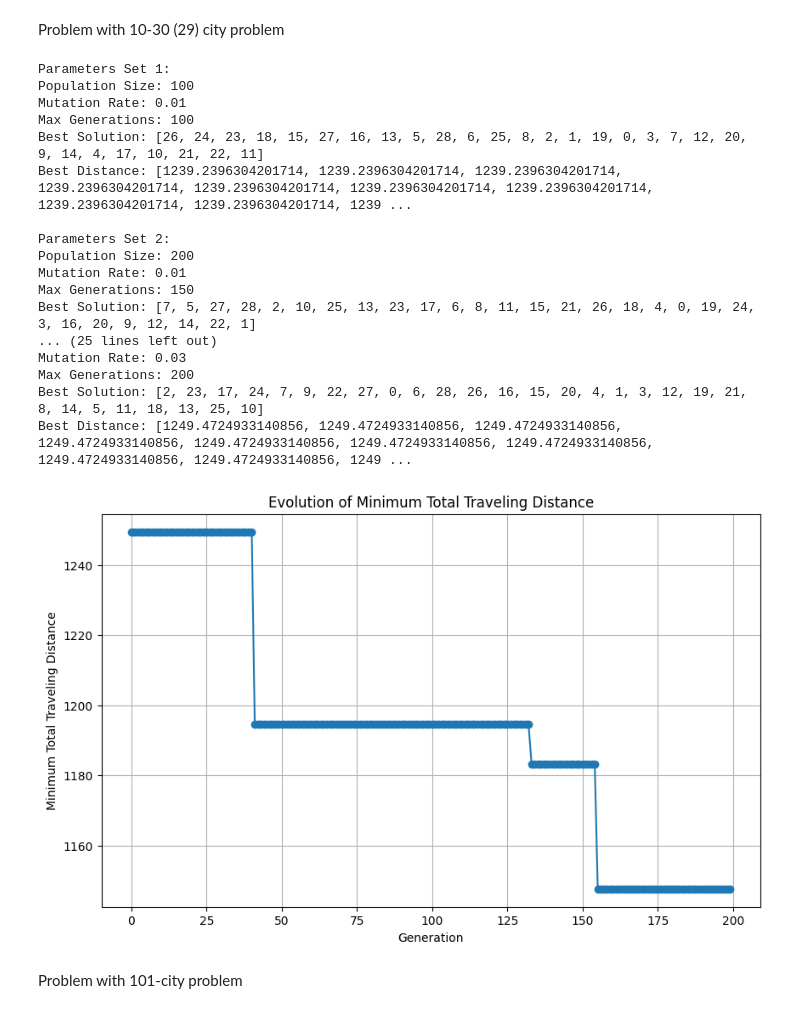
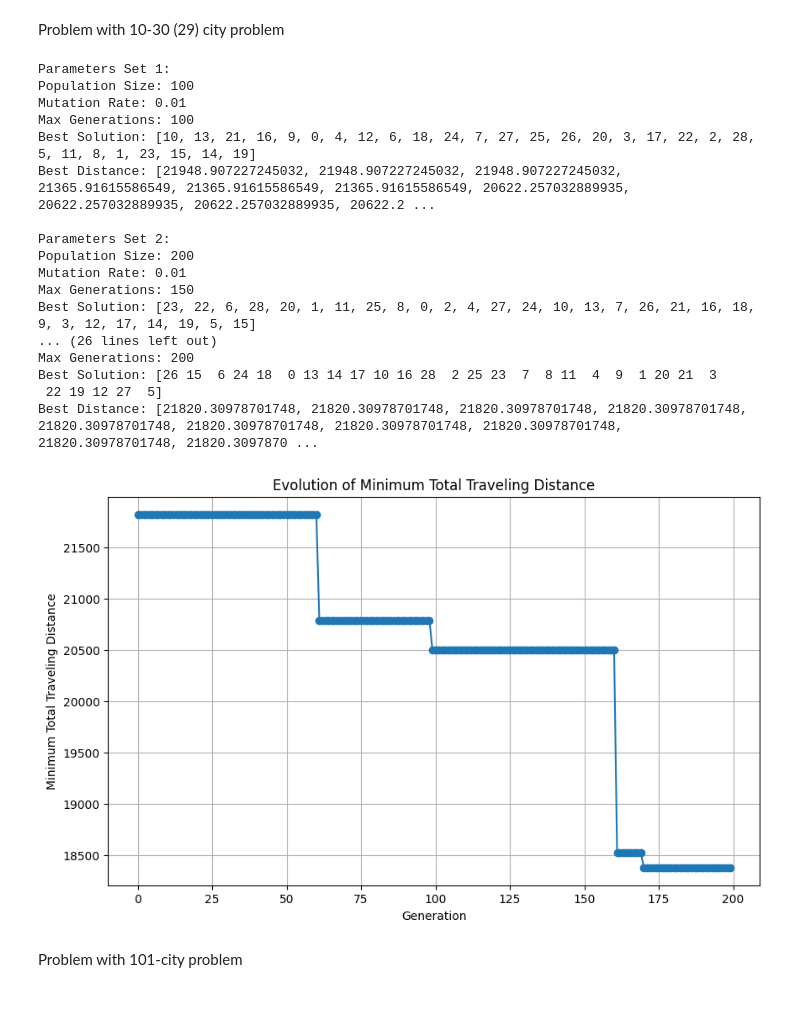
Before and after one commit to Natzaret/Natzaret, a Jupyter notebook: NEC_Exercise_4.ipynb, the cells around one changed output. Drawn from its saved outputs; the diff is of its cells as text; code cells hidden in the pictures.

```diff
--- a/NEC_Exercise_4.ipynb
+++ b/NEC_Exercise_4.ipynb
@@ -19,14 +16,14 @@ Implementing a genetic algorithm for the Traveling Salesman Problem (TSP) using
 # %%
 # Dataset 1
 # File path
-tsp_file_path = 'C:/Users/Gari/Desktop/Assignments_NEC/A4/burma14.tsp'
+tsp_file_path = 'C:/Users/NAZA/Desktop/Assignments_NEC/A4/burma14.tsp'
 
 # Load the dataset
 dataset1 = tsplib95.load(tsp_file_path)
 # %%
 # Dataset 2
 # File path
-tsp_file_path = 'C:/Users/Gari/Desktop/Assignments_NEC/A4/bays29.tsp'
+tsp_file_path = 'C:/Users/NAZA/Desktop/Assignments_NEC/A4/bays29.tsp'
 
 # Load the dataset
 dataset2 = tsplib95.load(tsp_file_path)
@@ -41,6 +52,7 @@ dataset3 = tsplib95.load(tsp_file_path)
 Genetic algorithm  for solving the Traveling Salesman Problem (TSP) using permutation representation and various selection, mutation, and crossover techniques
 # %%
 import numpy as np
+from scipy.spatial.distance import euclidean
 
 def euclidean_distance(coord1, coord2):
     return np.sqrt((coord1[0] - coord2[0])**2 + (coord1[1] - coord2[1])**2)
@@ -48,9 +60,15 @@ def euclidean_distance(coord1, coord2):
 def compute_distances(node_coords):
     num_cities = len(node_coords)
     distances = np.zeros((num_cities, num_cities))
-    for i in range(num_cities):
-        for j in range(num_cities):
-            distances[i, j] = euclidean_distance(node_coords[i], node_coords[j])
+
+    # Function to calculate Euclidean distance between two points
+    def euclidean_distance(coord1, coord2):
+        return euclidean(coord1, coord2)
+
+    for i in range(1, num_cities + 1):
+        for j in range(1, num_cities + 1):
+            distances[i - 1, j - 1] = euclidean_distance(node_coords[i], node_coords[j])
+
     return distances
 
 def parse_dataset(dataset):
@@ -184,9 +202,11 @@ Problem with 14-city problem
 # Define the number of cities and coordinates for dataset 1
 num_cities_dataset1 = 14
 
-# Generate dataset 1
-dataset1 = generate_problem_instance(num_cities_dataset1)
-distances_dataset1 = compute_distances(dataset1)
+# Dataset 1
+# Extract node coordinates from the loaded dataset
+node_coords = dataset1.node_coords
+#dataset1 = generate_problem_instance(num_cities_dataset1)
+distances_dataset1 = compute_distances(node_coords)
 
 # Define parameter combinations for dataset 1
 parameter_combinations_dataset1 = [
@@ -253,9 +273,13 @@ Problem with 10-30 (29) city problem
 # Define the number of cities and coordinates for dataset 2
 num_cities_dataset2 = 29
 
-# Generate dataset 1
-dataset2 = generate_problem_instance(num_cities_dataset2)
-distances_dataset2 = compute_distances(dataset2)
+# Dataset 2
+# Extract node coordinates from the loaded dataset
+display_data_section = dataset2.display_data
+# Convert display_data_section values to a dictionary
+node_coords = {int(node): (float(coords[0]), float(coords[1])) for node, coords in display_data_section.items()}
+
+distances_dataset2 = compute_distances(node_coords)
 
 # Define parameter combinations for dataset 2
 parameter_combinations_dataset = [
@@ -270,7 +294,7 @@ parameter_combinations_dataset = [
 results_dataset = []
 
 # Iterate over parameter combinations and execute genetic algorithm
-for params in parameter_combinations_dataset1:
+for params in parameter_combinations_dataset:
     population_size = params['population_size']
     mutation_rate = params['mutation_rate']
     max_generations = params['max_generations']
@@ -281,41 +305,41 @@ for params in parameter_combinations_dataset1:
 for i, result in enumerate(results_dataset):
     print(f"Parameters Set {i + 1}:")
     print("Population Size:", result['parameters']['population_size'])
     print("Mutation Rate:", result['parameters']['mutation_rate'])
     print("Max Generations:", result['parameters']['max_generations'])
     print("Best Solution:", result['best_solution'])
     print("Best Distance:", result['best_distances'])
     print()
 
 import matplotlib.pyplot as plt
 
 # Plot the evolution of the minimum total traveling distance
 plt.figure(figsize=(10, 6))
 plt.plot(best_distances_dataset, marker='o', linestyle='-')
 plt.title("Evolution of Minimum Total Traveling Distance")
 plt.xlabel("Generation")
 plt.ylabel("Minimum Total Traveling Distance")
 plt.grid(True)
 plt.show()
 # %% [output]
 Parameters Set 1:
 Population Size: 100
 Mutation Rate: 0.01
 Max Generations: 100
-Best Solution: [26, 24, 23, 18, 15, 27, 16, 13, 5, 28, 6, 25, 8, 2, 1, 19, 0, 3, 7, 12, 20, 9, 14, 4, 17, 10, 21, 22, 11]
-Best Distance: [1239.2396304201714, 1239.2396304201714, 1239.2396304201714, 1239.2396304201714, 1239.2396304201714, 1239.2396304201714, 1239.2396304201714, 1239.2396304201714, 1239.2396304201714, 1239 ...
+Best Solution: [10, 13, 21, 16, 9, 0, 4, 12, 6, 18, 24, 7, 27, 25, 26, 20, 3, 17, 22, 2, 28, 5, 11, 8, 1, 23, 15, 14, 19]
+Best Distance: [21948.907227245032, 21948.907227245032, 21948.907227245032, 21365.91615586549, 21365.91615586549, 21365.91615586549, 20622.257032889935, 20622.257032889935, 20622.257032889935, 20622.2 ...
 
 Parameters Set 2:
 Population Size: 200
 Mutation Rate: 0.01
 Max Generations: 150
-Best Solution: [7, 5, 27, 28, 2, 10, 25, 13, 23, 17, 6, 8, 11, 15, 21, 26, 18, 4, 0, 19, 24, 3, 16, 20, 9, 12, 14, 22, 1]
-... (25 lines left out)
-Mutation Rate: 0.03
+Best Solution: [23, 22, 6, 28, 20, 1, 11, 25, 8, 0, 2, 4, 27, 24, 10, 13, 7, 26, 21, 16, 18, 9, 3, 12, 17, 14, 19, 5, 15]
+... (26 lines left out)
 Max Generations: 200
-Best Solution: [2, 23, 17, 24, 7, 9, 22, 27, 0, 6, 28, 26, 16, 15, 20, 4, 1, 3, 12, 19, 21, 8, 14, 5, 11, 18, 13, 25, 10]
-Best Distance: [1249.4724933140856, 1249.4724933140856, 1249.4724933140856, 1249.4724933140856, 1249.4724933140856, 1249.4724933140856, 1249.4724933140856, 1249.4724933140856, 1249.4724933140856, 1249 ...
+Best Solution: [26 15  6 24 18  0 13 14 17 10 16 28  2 25 23  7  8 11  4  9  1 20 21  3
+ 22 19 12 27  5]
+Best Distance: [21820.30978701748, 21820.30978701748, 21820.30978701748, 21820.30978701748, 21820.30978701748, 21820.30978701748, 21820.30978701748, 21820.30978701748, 21820.30978701748, 21820.3097870 ...
-[figure, old version]
+[figure, new version]
 # %% [markdown]
 Problem with 101-city problem
 # %%
```
Also changed, not shown: parts of 10 cells of this notebook.
